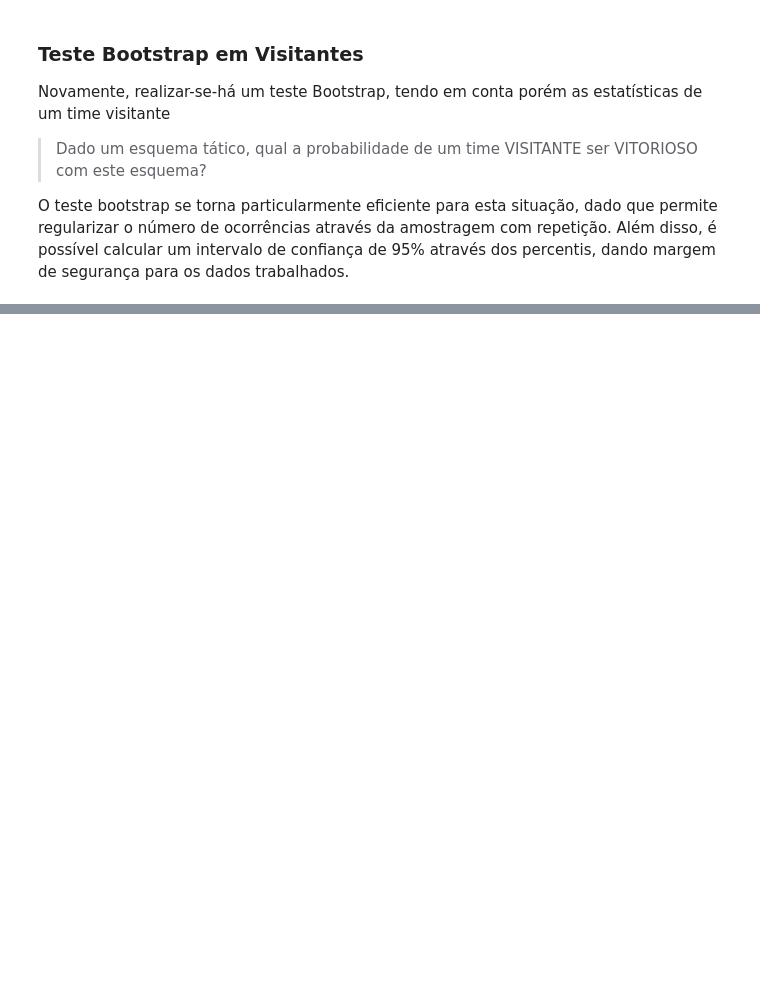
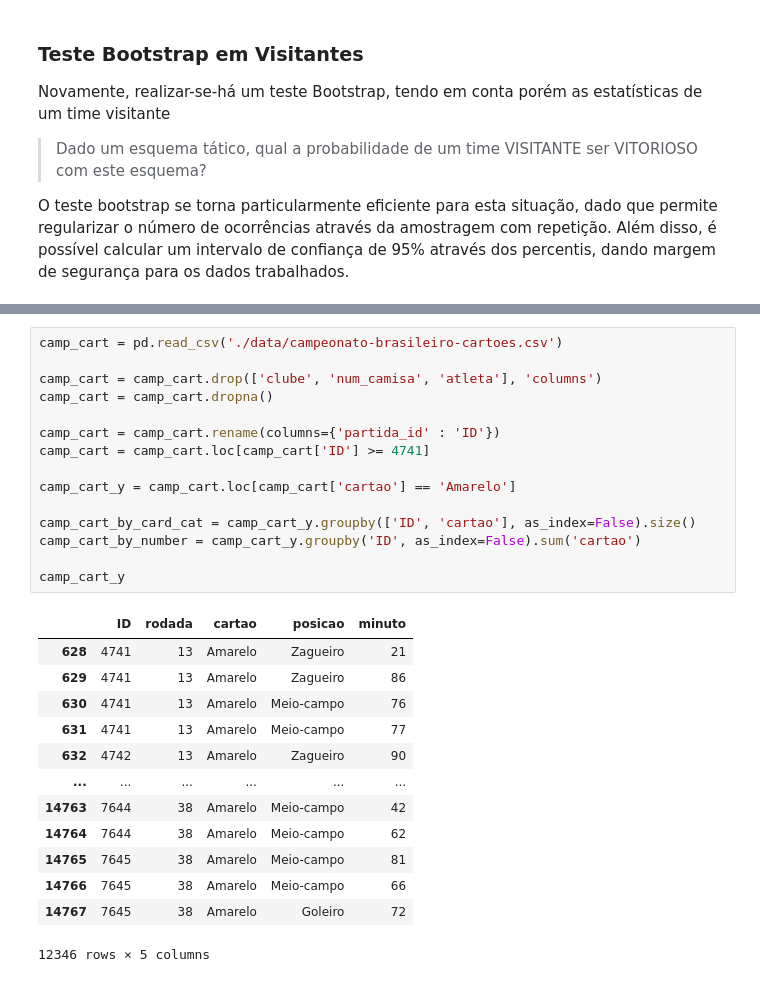
Before and after one commit to Gcastelo01/an-lise-de-forma-es, a Jupyter notebook: Análise.ipynb, the cells around one changed output, grey strips where cells are left out. Drawn from its saved outputs; the diff is of its cells as text; blank space fills up the shorter version.

```diff
--- a/Análise.ipynb
+++ b/Análise.ipynb
@@ -227,0 +281,29 @@ for ax, val, r, c in zip(vax.flat, esquemas, valores, confidence):
+# %%
+camp_cart = pd.read_csv('./data/campeonato-brasileiro-cartoes.csv')
+
+camp_cart = camp_cart.drop(['clube', 'num_camisa', 'atleta'], 'columns')
+camp_cart = camp_cart.dropna()
+
+camp_cart = camp_cart.rename(columns={'partida_id' : 'ID'})
+camp_cart = camp_cart.loc[camp_cart['ID'] >= 4741]
+
+camp_cart_y = camp_cart.loc[camp_cart['cartao'] == 'Amarelo']
+
+camp_cart_by_card_cat = camp_cart_y.groupby(['ID', 'cartao'], as_index=False).size()
+camp_cart_by_number = camp_cart_y.groupby('ID', as_index=False).sum('cartao')
+
+camp_cart_y
+# %% [output]
+|  | ID | rodada | cartao | posicao | minuto |
+| 628 | 4741 | 13 | Amarelo | Zagueiro | 21 |
+| 629 | 4741 | 13 | Amarelo | Zagueiro | 86 |
+| 630 | 4741 | 13 | Amarelo | Meio-campo | 76 |
+| 631 | 4741 | 13 | Amarelo | Meio-campo | 77 |
+| 632 | 4742 | 13 | Amarelo | Zagueiro | 90 |
+| ... | ... | ... | ... | ... | ... |
+| 14763 | 7644 | 38 | Amarelo | Meio-campo | 42 |
+| 14764 | 7644 | 38 | Amarelo | Meio-campo | 62 |
+| 14765 | 7645 | 38 | Amarelo | Meio-campo | 81 |
+| 14766 | 7645 | 38 | Amarelo | Meio-campo | 66 |
+| 14767 | 7645 | 38 | Amarelo | Goleiro | 72 |
+12346 rows × 5 columns
```
Also changed, not shown: parts of 11 cells of this notebook, 1 other file.
